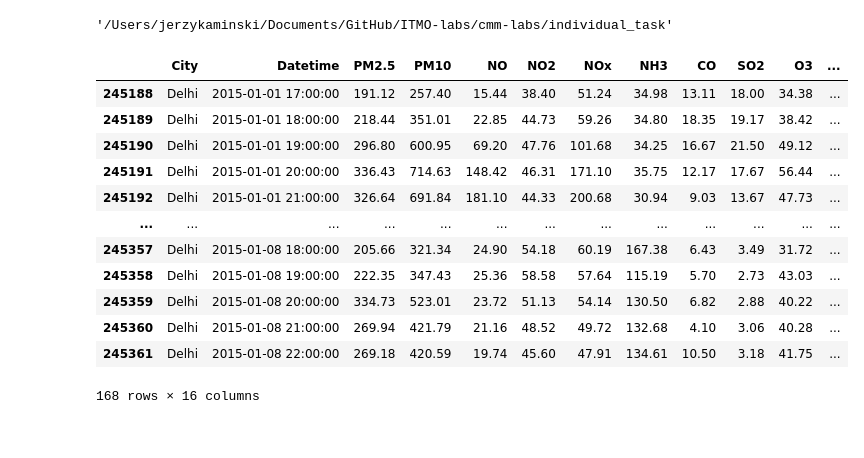
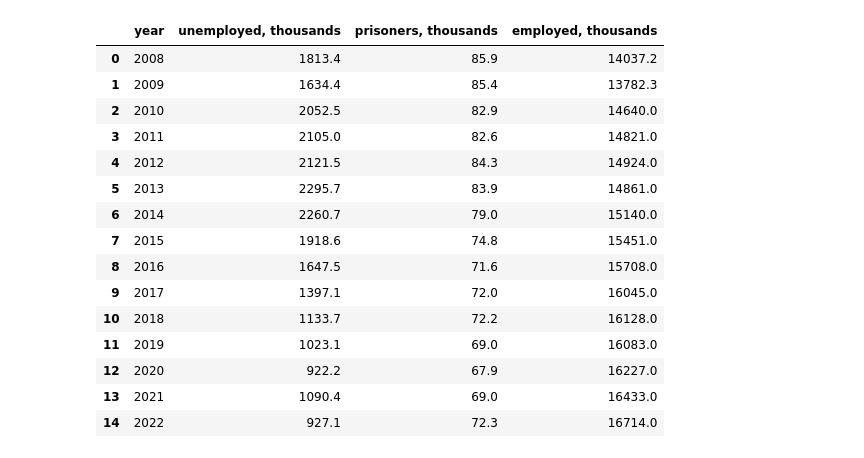
Before and after one commit to jrzkaminski/ITMO-labs, a Jupyter notebook: cmm-labs/individual_task/aqi_modelling.ipynb, the cells around one changed output. Drawn from its saved outputs; the diff is of its cells as text; code cells hidden in the pictures.

```diff
--- a/cmm-labs/individual_task/aqi_modelling.ipynb
+++ b/cmm-labs/individual_task/aqi_modelling.ipynb
@@ -1,7 +0,0 @@
-# %%
-import os, sys
-from pathlib import Path
-currentdir = os.getcwd()
-currentdir
-# %% [output]
-'/Users/jerzykaminski/Documents/GitHub/ITMO-labs/cmm-labs/individual_task'
@@ -17,21 +11,23 @@ from sklearn.model_selection import train_test_split
 # %%
-data = pd.read_csv(str(currentdir)+'/data/city_hour.csv', parse_dates=True)
+data = pd.read_csv(currentdir+'/data/poland_eup.csv')
 data.dropna(inplace=True)
-data = data.where(data['City'] == 'Delhi').dropna()
-test = data.iloc[169:193, :]
-data = data.iloc[1:169, :]
+data = data.sort_values(by='year', ascending=True)
+data = data.reset_index(drop=True)
 data
 # %% [output]
-|  | City | Datetime | PM2.5 | PM10 | NO | NO2 | NOx | NH3 | CO | SO2 | O3 | ... |
-| 245188 | Delhi | 2015-01-01 17:00:00 | 191.12 | 257.40 | 15.44 | 38.40 | 51.24 | 34.98 | 13.11 | 18.00 | 34.38 | ... |
-| 245189 | Delhi | 2015-01-01 18:00:00 | 218.44 | 351.01 | 22.85 | 44.73 | 59.26 | 34.80 | 18.35 | 19.17 | 38.42 | ... |
-| 245190 | Delhi | 2015-01-01 19:00:00 | 296.80 | 600.95 | 69.20 | 47.76 | 101.68 | 34.25 | 16.67 | 21.50 | 49.12 | ... |
-| 245191 | Delhi | 2015-01-01 20:00:00 | 336.43 | 714.63 | 148.42 | 46.31 | 171.10 | 35.75 | 12.17 | 17.67 | 56.44 | ... |
-| 245192 | Delhi | 2015-01-01 21:00:00 | 326.64 | 691.84 | 181.10 | 44.33 | 200.68 | 30.94 | 9.03 | 13.67 | 47.73 | ... |
-| ... | ... | ... | ... | ... | ... | ... | ... | ... | ... | ... | ... | ... |
-| 245357 | Delhi | 2015-01-08 18:00:00 | 205.66 | 321.34 | 24.90 | 54.18 | 60.19 | 167.38 | 6.43 | 3.49 | 31.72 | ... |
-| 245358 | Delhi | 2015-01-08 19:00:00 | 222.35 | 347.43 | 25.36 | 58.58 | 57.64 | 115.19 | 5.70 | 2.73 | 43.03 | ... |
-| 245359 | Delhi | 2015-01-08 20:00:00 | 334.73 | 523.01 | 23.72 | 51.13 | 54.14 | 130.50 | 6.82 | 2.88 | 40.22 | ... |
-| 245360 | Delhi | 2015-01-08 21:00:00 | 269.94 | 421.79 | 21.16 | 48.52 | 49.72 | 132.68 | 4.10 | 3.06 | 40.28 | ... |
-| 245361 | Delhi | 2015-01-08 22:00:00 | 269.18 | 420.59 | 19.74 | 45.60 | 47.91 | 134.61 | 10.50 | 3.18 | 41.75 | ... |
+|  | year | unemployed, thousands | prisoners, thousands | employed, thousands |
+| 0 | 2008 | 1813.4 | 85.9 | 14037.2 |
+| 1 | 2009 | 1634.4 | 85.4 | 13782.3 |
+| 2 | 2010 | 2052.5 | 82.9 | 14640.0 |
+| 3 | 2011 | 2105.0 | 82.6 | 14821.0 |
+| 4 | 2012 | 2121.5 | 84.3 | 14924.0 |
+| 5 | 2013 | 2295.7 | 83.9 | 14861.0 |
+| 6 | 2014 | 2260.7 | 79.0 | 15140.0 |
+| 7 | 2015 | 1918.6 | 74.8 | 15451.0 |
+| 8 | 2016 | 1647.5 | 71.6 | 15708.0 |
+| 9 | 2017 | 1397.1 | 72.0 | 16045.0 |
+| 10 | 2018 | 1133.7 | 72.2 | 16128.0 |
+| 11 | 2019 | 1023.1 | 69.0 | 16083.0 |
+| 12 | 2020 | 922.2 | 67.9 | 16227.0 |
+| 13 | 2021 | 1090.4 | 69.0 | 16433.0 |
+| 14 | 2022 | 927.1 | 72.3 | 16714.0 |
-168 rows × 16 columns
```
Also changed, not shown: parts of 16 cells of this notebook, 2 other files.
